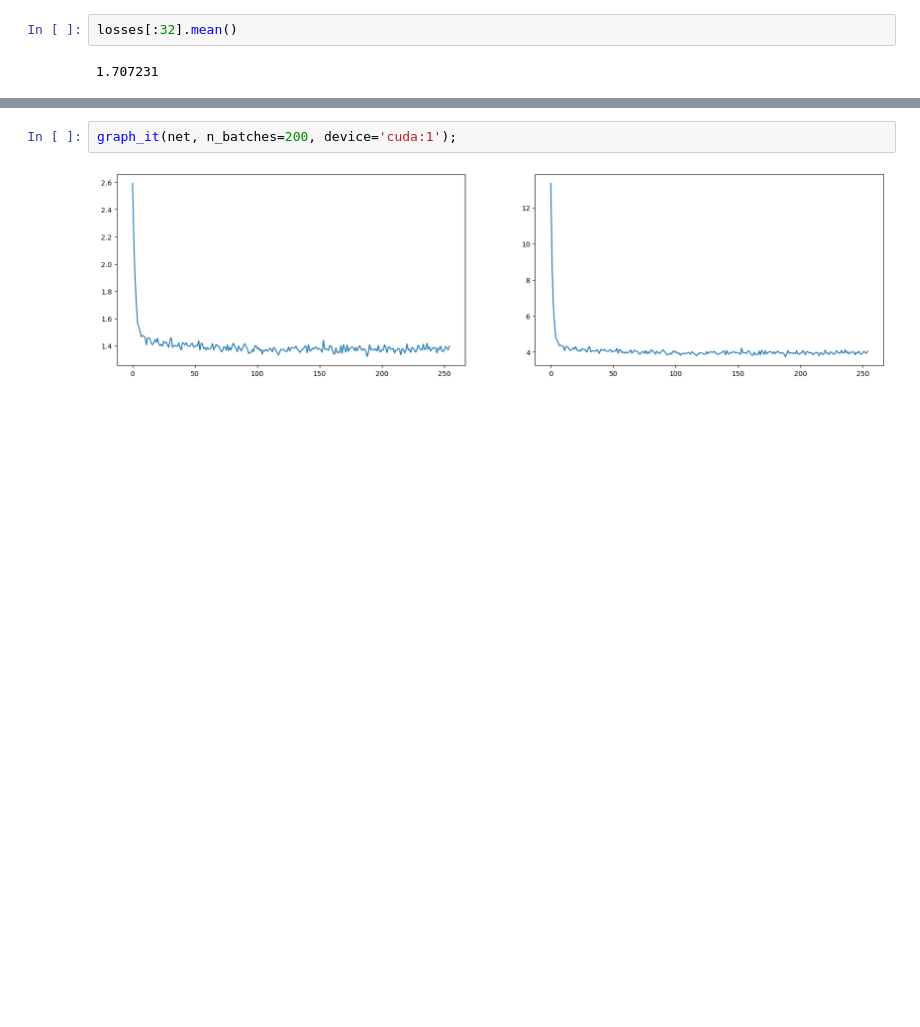
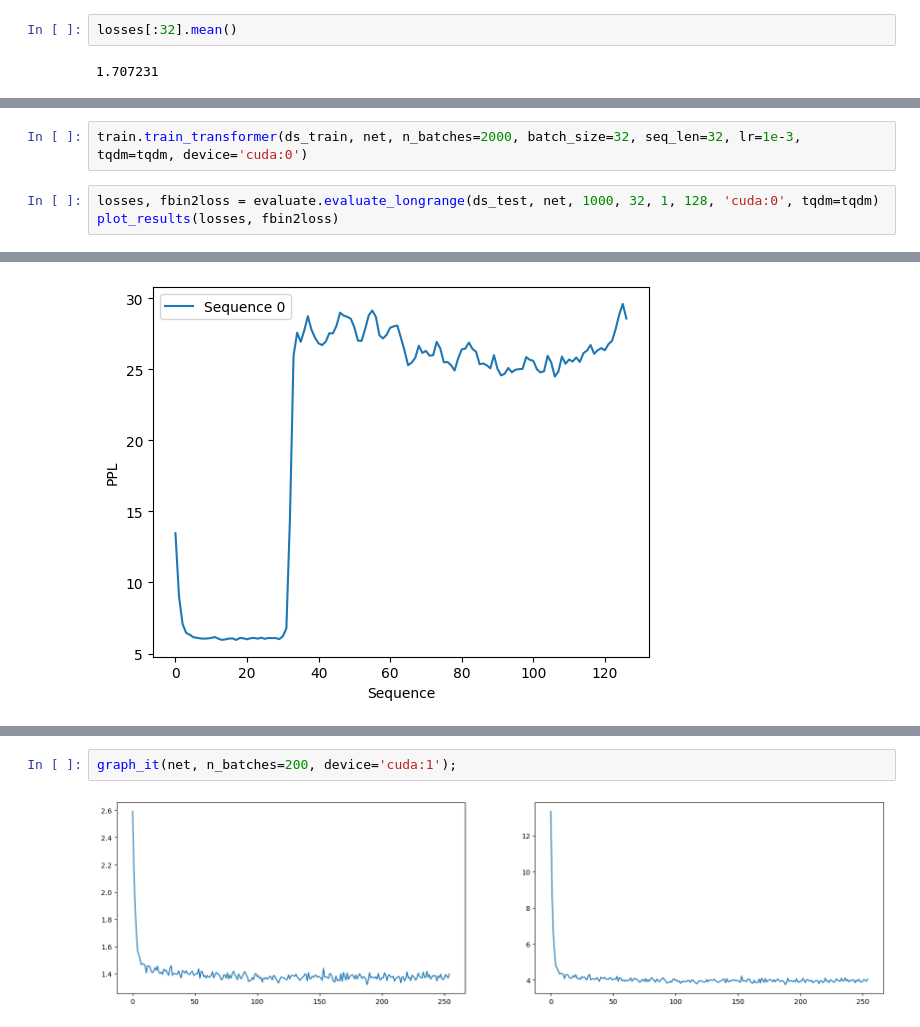
Before and after one commit to akarshkumar0101/transformer-memory, a Jupyter notebook: skip/debug.ipynb, the cells around one changed output, grey strips where cells are left out. Drawn from its saved outputs; the diff is of its cells as text; blank space fills up the shorter version.

```diff
--- a/skip/debug.ipynb
+++ b/skip/debug.ipynb
@@ -89,0 +190,6 @@ losses[:32].mean()
+# %%
+train.train_transformer(ds_train, net, n_batches=2000, batch_size=32, seq_len=32, lr=1e-3, tqdm=tqdm, device='cuda:0')
+# %%
+losses, fbin2loss = evaluate.evaluate_longrange(ds_test, net, 1000, 32, 1, 128, 'cuda:0', tqdm=tqdm)
+plot_results(losses, fbin2loss)
+# %% [output]
@@ -89,0 +200 @@ losses[:32].mean()
+[figure, added]
```
Also changed, not shown: parts of 28 cells of this notebook, 9 other files.
